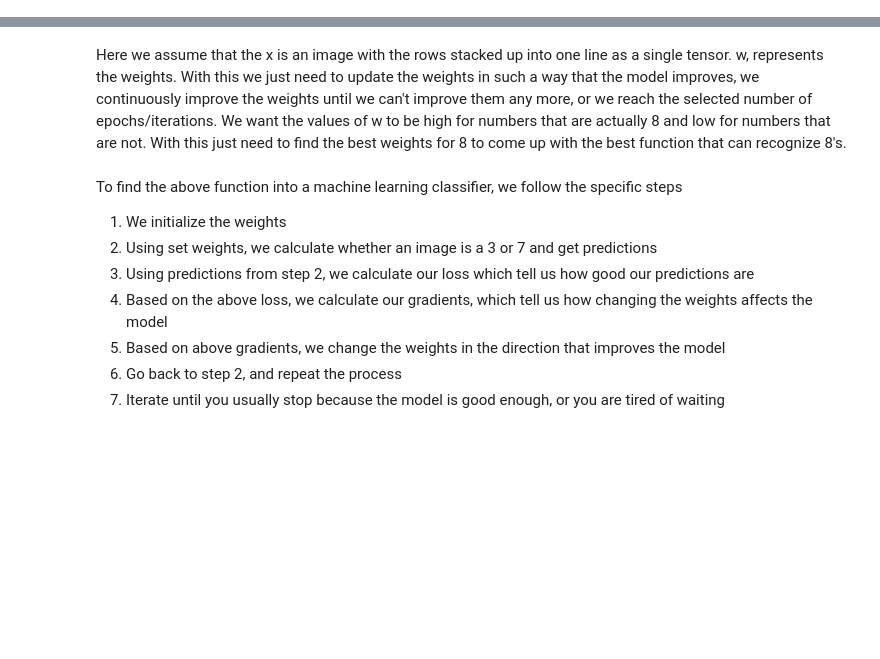
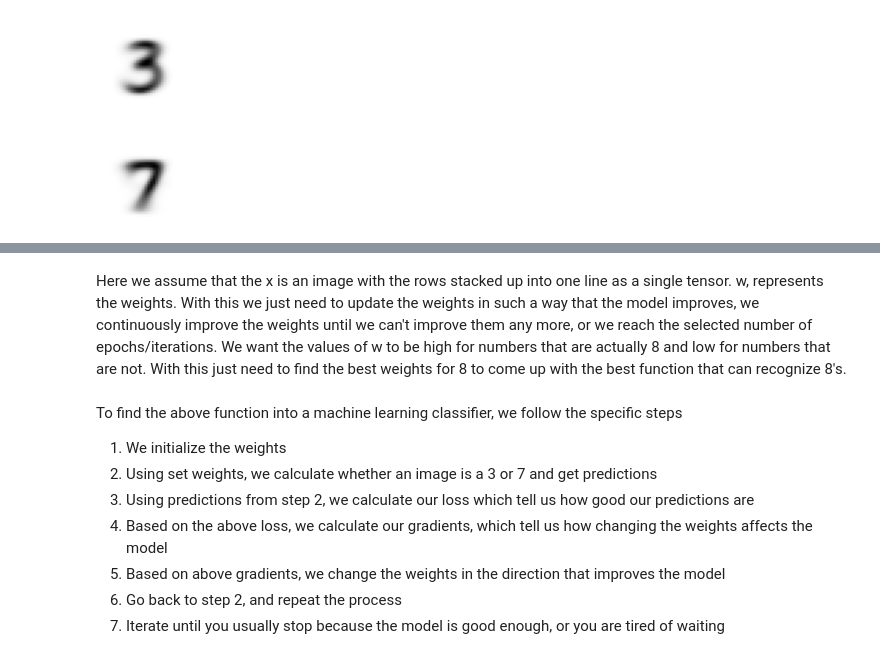
Before and after one commit to rubanzasilva/mnist_basics, a Jupyter notebook: mnist_basics.ipynb, the cells around one changed output, grey strips where cells are left out. Saved outputs shown, nothing was run; the diff lists cells and outputs as text; code cells hidden in the pictures; blank space fills up the shorter version.

```diff
--- a/mnist_basics.ipynb
+++ b/mnist_basics.ipynb
@@ -187,0 +196,10 @@ Broadcasting allows us to do calculations on tensor of different shapes.
+# %%
+ideal_three = stacked_threes.mean(0)
+ideal_seven = stacked_sevens.mean(0)
+show_image(ideal_three);
+# %% [output]
+[figure, added]
+# %%
+show_image(ideal_seven);
+# %% [output]
+[figure, added]
```
Also changed, not shown: parts of 286 cells of this notebook.
